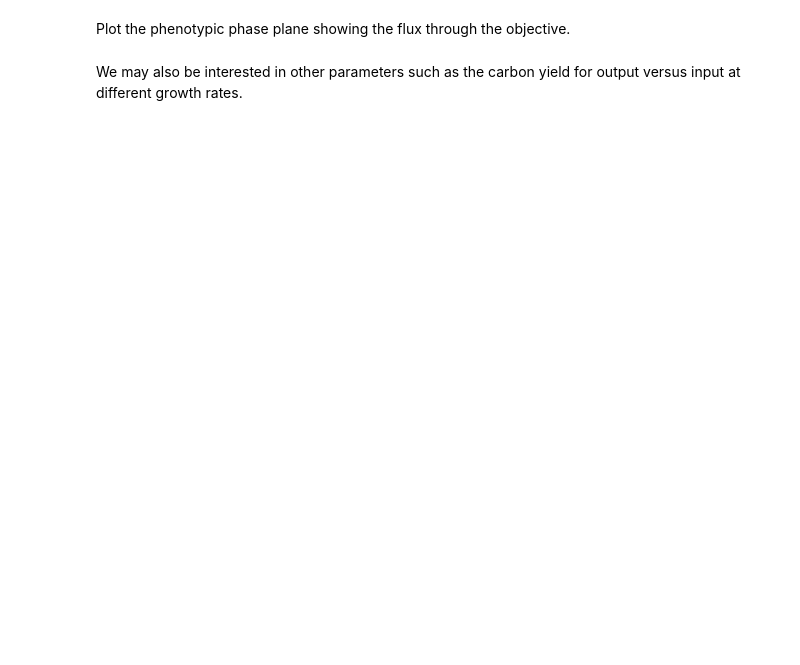
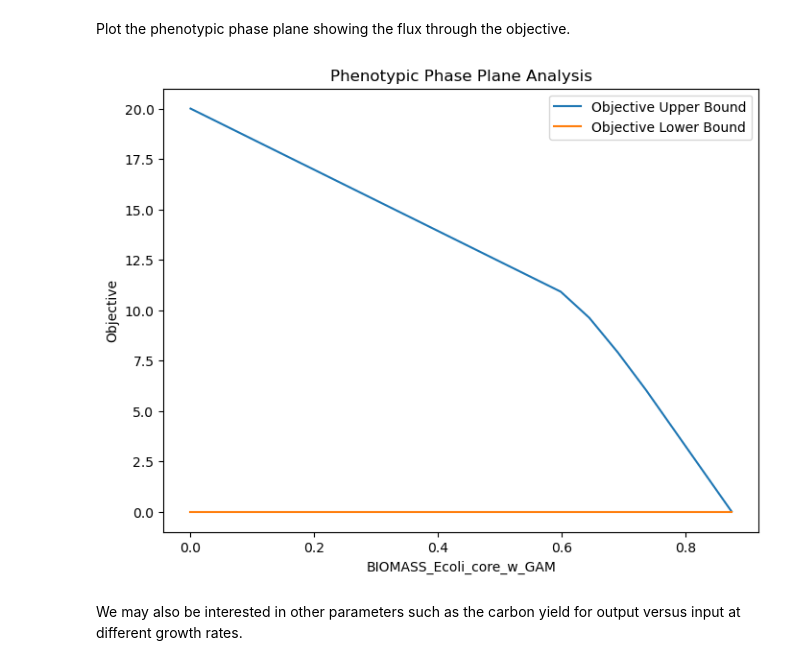
Before and after one commit to NBISweden/workshop_omics_integration, a Jupyter notebook: session_gems/lab/04-Analyzing-metabolic-models.ipynb, the cells around one changed output. Cells and saved outputs as stored; diff of their text form; code cells hidden in the pictures; blank space fills up the shorter version.

```diff
--- a/session_gems/lab/04-Analyzing-metabolic-models.ipynb
+++ b/session_gems/lab/04-Analyzing-metabolic-models.ipynb
@@ -99,2 +180,17 @@ result.plot()
+# %%
+# Extract the data from the result
+df = result.data_frame
+
+# Plot BIOMASS vs Objective
+plt.figure(figsize=(8, 6))
+plt.plot(df['BIOMASS_Ecoli_core_w_GAM'], df['objective_upper_bound'], label='Objective Upper Bound')
+plt.plot(df['BIOMASS_Ecoli_core_w_GAM'], df['objective_lower_bound'], label='Objective Lower Bound')
+plt.xlabel('BIOMASS_Ecoli_core_w_GAM')
+plt.ylabel('Objective')
+plt.title('Phenotypic Phase Plane Analysis')
+plt.legend()
+plt.show()
+# %% [output]
+[figure, added]
 # %% [markdown]
 We may also be interested in other parameters such as the carbon yield for output versus input at different growth rates.
```
Also changed, not shown: parts of 17 cells of this notebook, 33 other files.
